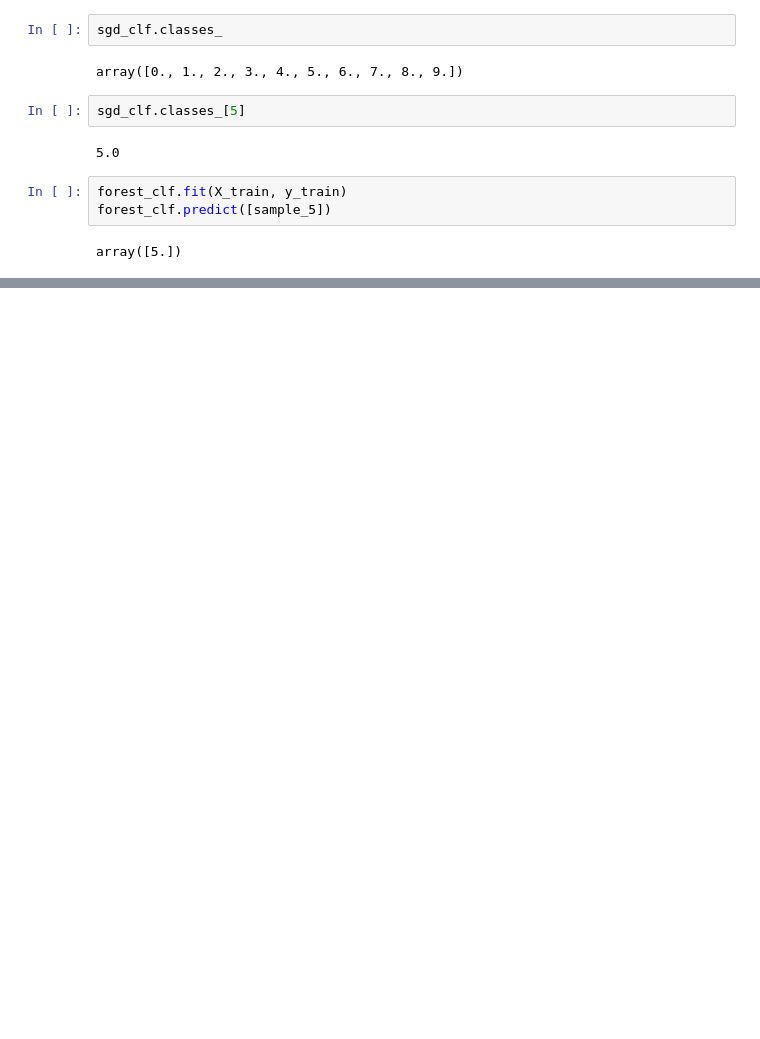
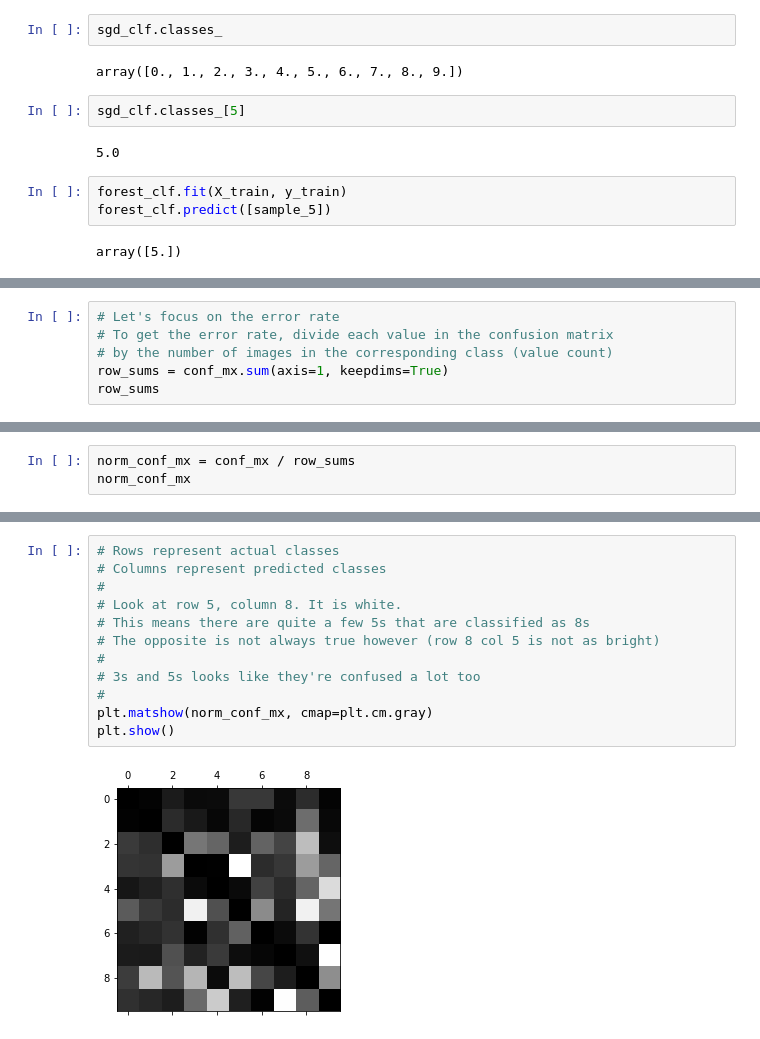
Before and after one commit to hankehly/handson-ml, a Jupyter notebook: Chapter 03 - Classification.ipynb, the cells around one changed output, grey strips where cells are left out. Drawn from its saved outputs; the diff is of its cells as text; blank space fills up the shorter version.

```diff
--- a/Chapter 03 - Classification.ipynb
+++ b/Chapter 03 - Classification.ipynb
@@ -433,0 +504,6 @@ array([5.])
+# %%
+# Let's focus on the error rate
+# To get the error rate, divide each value in the confusion matrix
+# by the number of images in the corresponding class (value count)
+row_sums = conf_mx.sum(axis=1, keepdims=True)
+row_sums
@@ -433,0 +536,3 @@ array([5.])
+# %%
+norm_conf_mx = conf_mx / row_sums
+norm_conf_mx
@@ -433,0 +608,14 @@ array([5.])
+# %%
+# Rows represent actual classes
+# Columns represent predicted classes
+#
+# Look at row 5, column 8. It is white.
+# This means there are quite a few 5s that are classified as 8s
+# The opposite is not always true however (row 8 col 5 is not as bright)
+#
+# 3s and 5s looks like they're confused a lot too
+#
+plt.matshow(norm_conf_mx, cmap=plt.cm.gray)
+plt.show()
+# %% [output]
+[figure, added]
```
Also changed, not shown: parts of 18 cells of this notebook.
